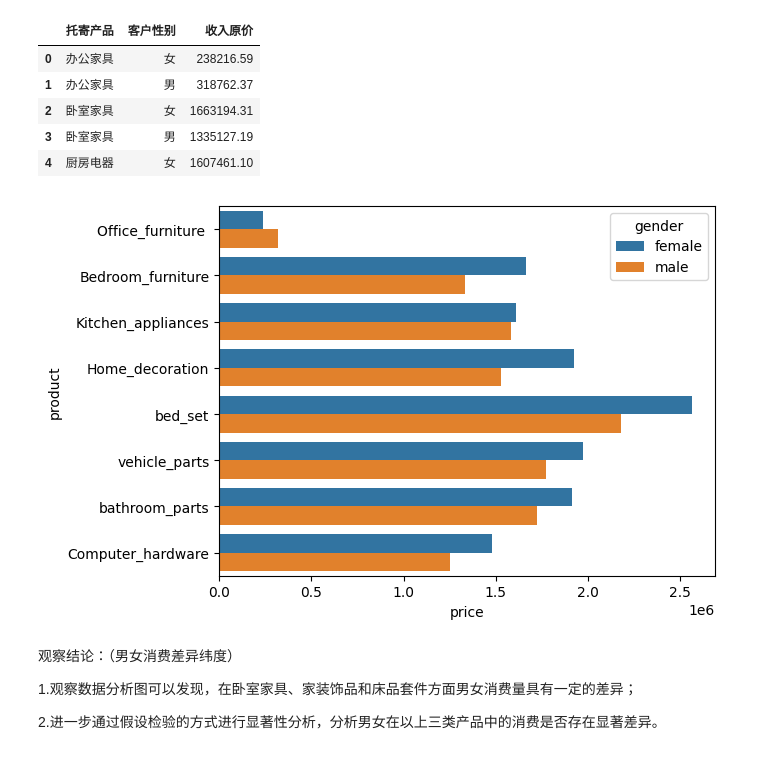
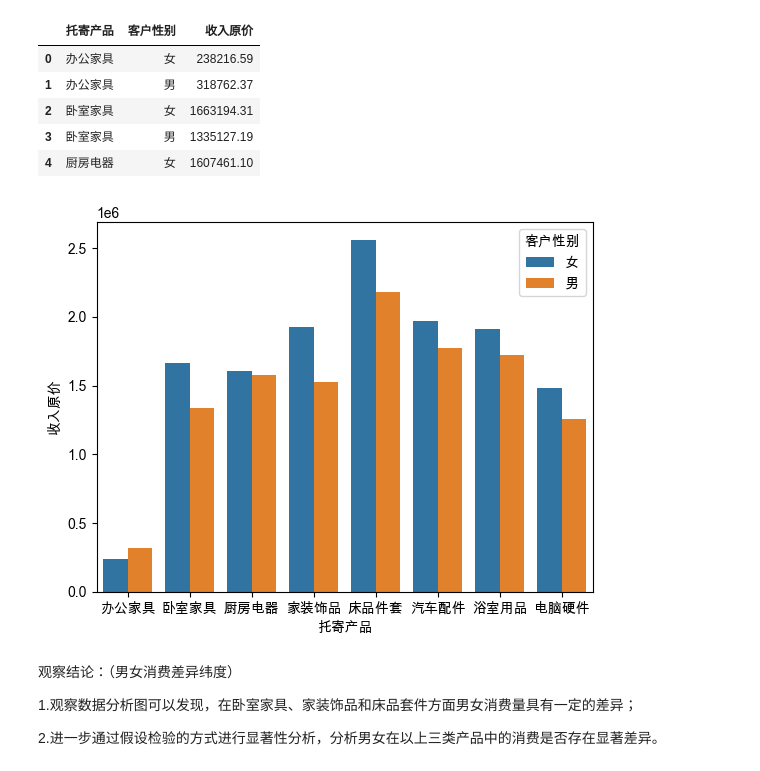
Before and after one commit to Hejiale-hub/---, a Jupyter notebook: Logistics_analyst.ipynb, the cells around one changed output. Saved outputs shown, nothing was run; the diff lists cells and outputs as text; code cells hidden in the pictures.

```diff
--- a/Logistics_analyst.ipynb
+++ b/Logistics_analyst.ipynb
@@ -201,5 +199,8 @@ analysis1.rename(columns={"月份":"month","利润":"margin"}, inplace=True)
 # %%
-sns.lineplot(data=analysis1, x="month", y="margin", hue="区域")
+plt.rcParams['font.sans-serif'] = ['Arial Unicode MS'] #将字体设置为mac系统预装字体，以解决可视化中文字体显示问题，win系统可以设置为SimHei
+plt.rcParams['axes.unicode_minus'] = False
+
+sns.lineplot(data=analysis1, x="月份", y="利润", hue="区域")
 plt.legend(bbox_to_anchor=(1,1))
 plt.show()
 # %% [output]
@@ -249,7 +256,7 @@ plt.show()
 #### 分析analysis3
 # %%
 analysis3 = cleaned_data[["托寄产品","客户性别","收入原价"]]
-analysis3 = analysis3.groupby(["托寄产品", "客户性别"])[["收入原价"]].sum()
+analysis3 = analysis3.groupby(["托寄产品", "客户性别"],observed=False)[["收入原价"]].sum()
 analysis3 = analysis3.reset_index()
 analysis3.head()
 # %% [output]
@@ -259,16 +266,11 @@ analysis3.head()
 | 2 | 卧室家具 | 女 | 1663194.31 |
 | 3 | 卧室家具 | 男 | 1335127.19 |
 | 4 | 厨房电器 | 女 | 1607461.10 |
-# %%
-# 可视化图表中出现中文字体无法正确显示问题，可能是转化、编码等问题，采用英文字母替换
-analysis3["客户性别"] = analysis3["客户性别"].replace({'男':"male", '女':"female"})
-analysis3["托寄产品"] = analysis3["托寄产品"].replace({'床品件套':"bed_set", '汽车配件':"vehicle_parts", '浴室用品':"bathroom_parts", '家装饰品':"Home_decoration", '厨房电器':"Kitchen_appliances", '卧室家具':"Bedroom_furniture", '电脑硬件':"Computer_hardware", '办公家具':"Office_furniture "})
-analysis3.rename(columns={"托寄产品":"product","客户性别":"gender","收入原价":"price"}, inplace=True)
 # %%
-sns.barplot(analysis3, x="price", y="product", hue="gender")
+sns.barplot(analysis3, x="托寄产品", y="收入原价", hue="客户性别")
 plt.show()
 # %% [output]
-[figure, old version]
+[figure, new version]
 # %% [markdown]
 观察结论：（男女消费差异纬度）
 
```
Also changed, not shown: parts of 18 cells of this notebook, 1 other file.
